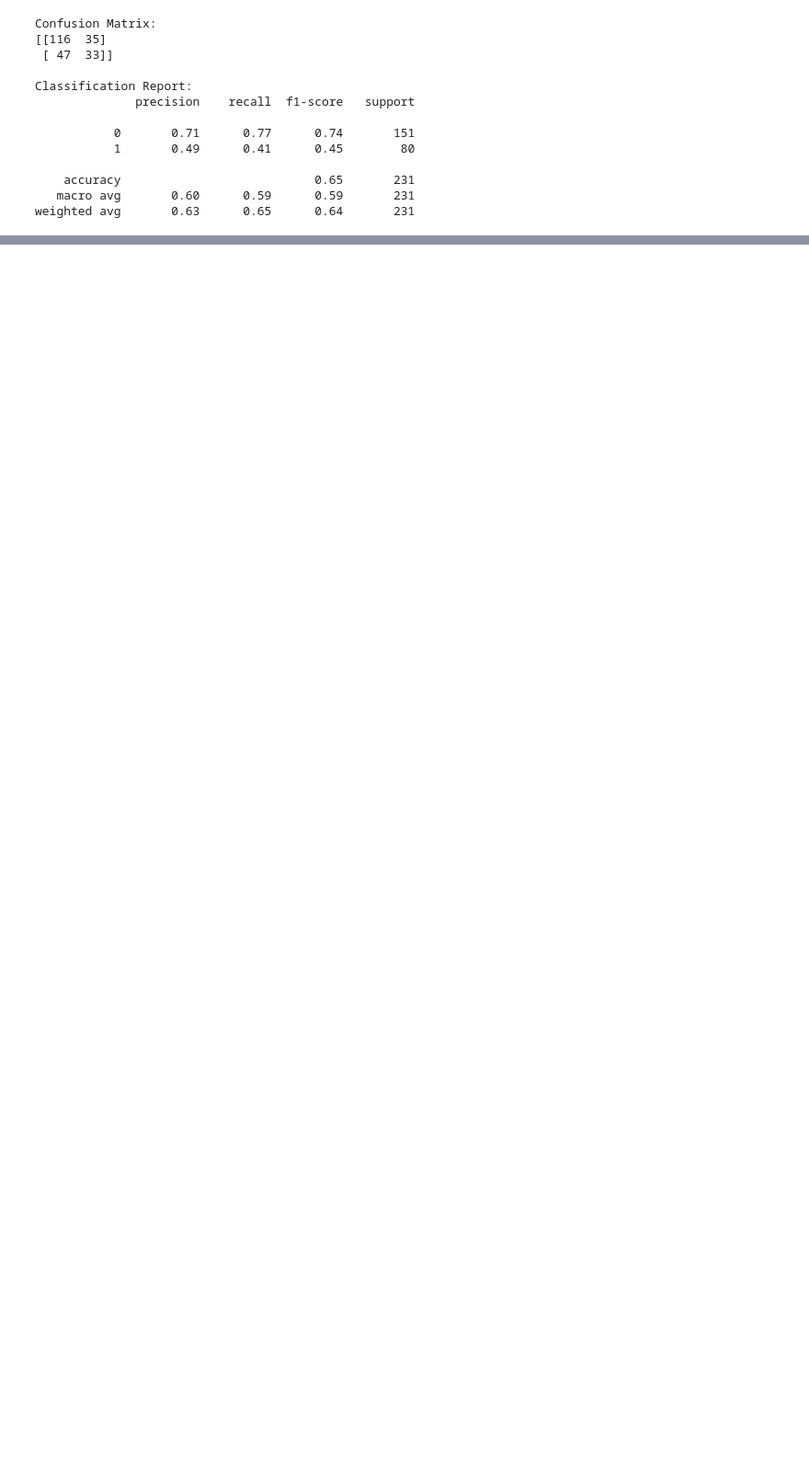
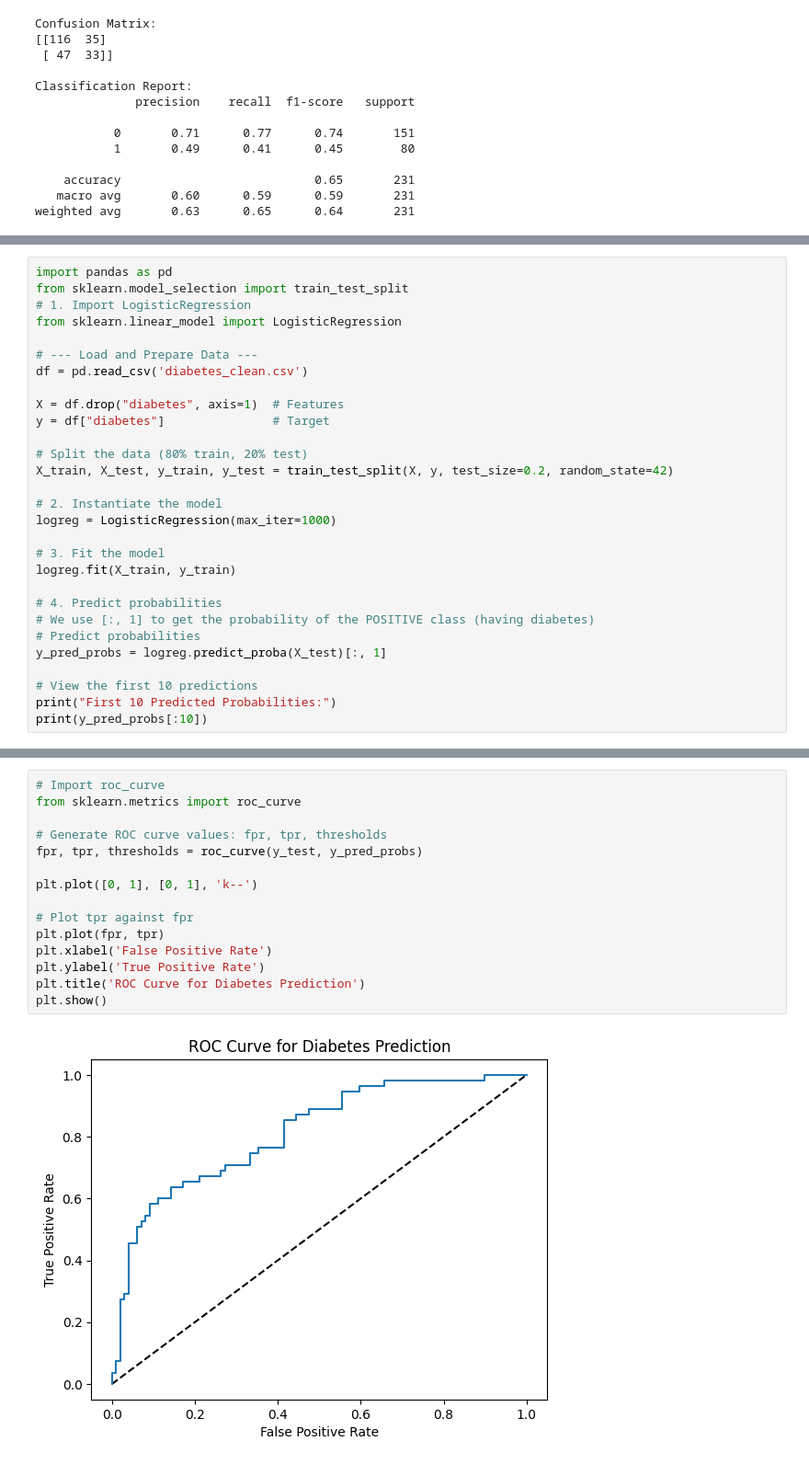
Before and after one commit to khalidbaranzai/machine-learning-using-scikitlearn, a Jupyter notebook: supervised_learning.ipynb, the cells around one changed output, grey strips where cells are left out. Shown at 92% size. Saved outputs shown, nothing was run; the diff lists cells and outputs as text; blank space fills up the shorter version.

```diff
--- a/supervised_learning.ipynb
+++ b/supervised_learning.ipynb
@@ -651,0 +700,29 @@ weighted avg       0.63      0.65      0.64       231
+# %%
+import pandas as pd
+from sklearn.model_selection import train_test_split
+# 1. Import LogisticRegression
+from sklearn.linear_model import LogisticRegression
+
+# --- Load and Prepare Data ---
+df = pd.read_csv('diabetes_clean.csv')
+
+X = df.drop("diabetes", axis=1)  # Features
+y = df["diabetes"]               # Target
+
+# Split the data (80% train, 20% test)
+X_train, X_test, y_train, y_test = train_test_split(X, y, test_size=0.2, random_state=42)
+
+# 2. Instantiate the model
+logreg = LogisticRegression(max_iter=1000)
+
+# 3. Fit the model
+logreg.fit(X_train, y_train)
+
+# 4. Predict probabilities
+# We use [:, 1] to get the probability of the POSITIVE class (having diabetes)
+# Predict probabilities
+y_pred_probs = logreg.predict_proba(X_test)[:, 1]
+
+# View the first 10 predictions
+print("First 10 Predicted Probabilities:")
+print(y_pred_probs[:10])
@@ -651,0 +735,17 @@ weighted avg       0.63      0.65      0.64       231
+# %%
+# Import roc_curve
+from sklearn.metrics import roc_curve
+
+# Generate ROC curve values: fpr, tpr, thresholds
+fpr, tpr, thresholds = roc_curve(y_test, y_pred_probs)
+
+plt.plot([0, 1], [0, 1], 'k--')
+
+# Plot tpr against fpr
+plt.plot(fpr, tpr)
+plt.xlabel('False Positive Rate')
+plt.ylabel('True Positive Rate')
+plt.title('ROC Curve for Diabetes Prediction')
+plt.show()
+# %% [output]
+[figure, added]
```
Also changed, not shown: parts of 7 cells of this notebook.
